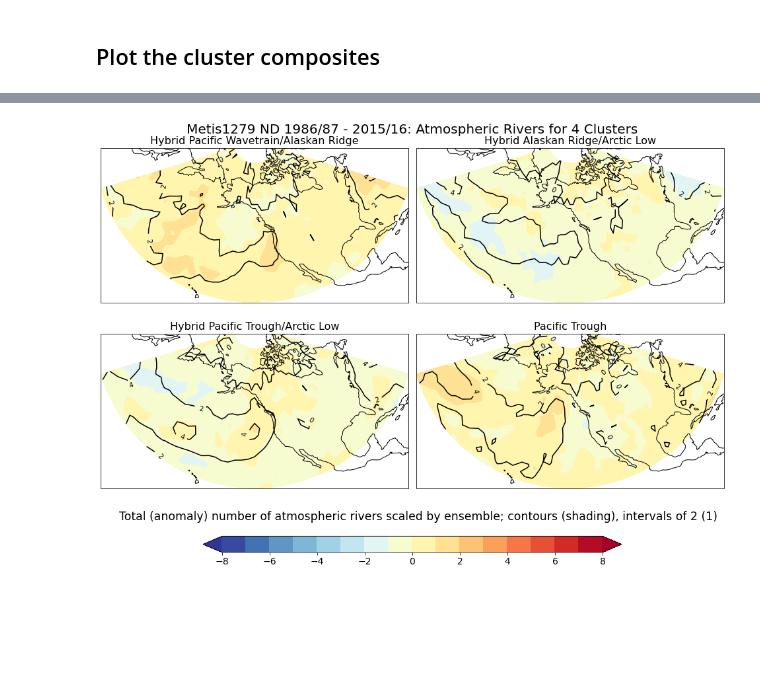
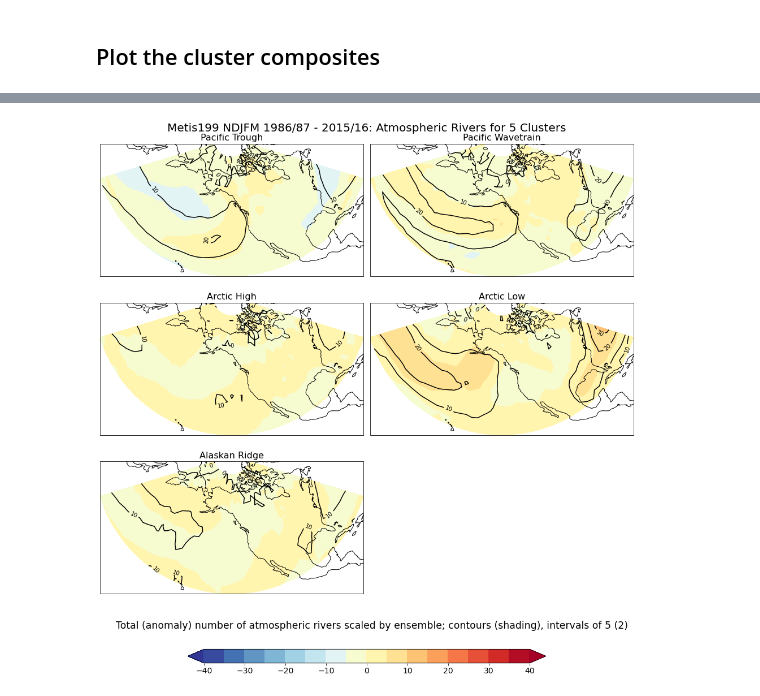
Before and after one commit to mkorendyke/CLIM680, a Jupyter notebook: AR_notrack_4.assign_clusters.ipynb, the cells around one changed output, grey strips where cells are left out. Saved outputs shown, nothing was run; the diff lists cells and outputs as text; code cells hidden in the pictures; blank space fills up the shorter version.

Commit message:
Runs AR step 4 for k=5, NDJFM, and adds era5-199 sig diffs, k=5, NDJFM, figure

```diff
--- a/AR_notrack_4.assign_clusters.ipynb
+++ b/AR_notrack_4.assign_clusters.ipynb
@@ -306,11 +294,11 @@ maxlon = 80 + cm
 if k == 5:
     if era5 == False:
         if months == 'NDJFM':
-            clevs=np.arange(-250,300,25)
-            levs=np.arange(0,1000,100)
-        else:
             clevs=np.arange(-40,45,5)
             levs=np.arange(0,100,10)
+        else:
+            clevs=np.arange(-8,10,2)
+            levs=np.arange(0,25,5)
     else:
         if months == 'NDJFM':
             clevs = np.arange(-8,10,2)
@@ -372,31 +360,31 @@ elif k == 4:
     cbar_ax = fig.add_axes([0.3, 0.45, 0.4, 0.02])
 cbar=fig.colorbar(cs, cax=cbar_ax,orientation='horizontal')
 cbar.ax.tick_params(labelsize=14)
 
 if k == 5:
     figtxt_x = .25
     con_int = .5
 else:
     figtxt_x = .49
     con_int = 1
 
 if era5 == False:
     if months == 'NDJFM':
         plt.figtext(.22,figtxt_x,'Total (anomaly) number of atmospheric rivers scaled '
                         + 'by ensemble; contours (shading), intervals of 5 (2)',
                         fontsize='xx-large')
     else:
         plt.figtext(.22,figtxt_x,'Total (anomaly) number of atmospheric rivers scaled '
                         + 'by ensemble; contours (shading), intervals of 2 ('+ str(con_int) + ')',
                     fontsize='xx-large')
 else:
     if months == 'NDJFM':
         plt.figtext(.26,figtxt_x,'Total (anomaly) number of atmospheric rivers; contours (shading), intervals of 5 (2)',
                     fontsize='xx-large')
     else:
         plt.figtext(.26,figtxt_x,'Total (anomaly) number of atmospheric rivers; contours (shading), intervals of 2 (' + str(con_int) + ')',
                     fontsize='xx-large')
 
 plt.savefig(f_pic)
 # %% [output]
-[figure, old version]
+[figure, new version]
```
Also changed, not shown: parts of 2 cells of this notebook, 2 other files.
